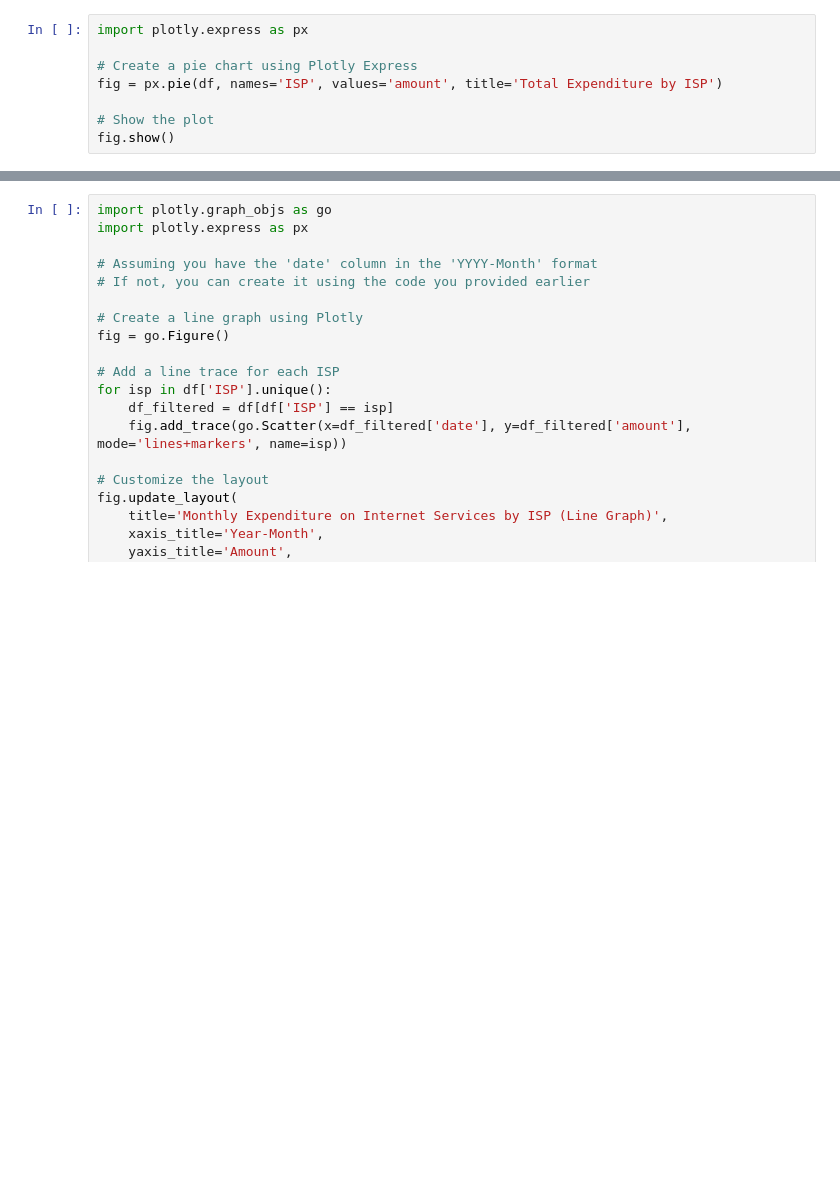
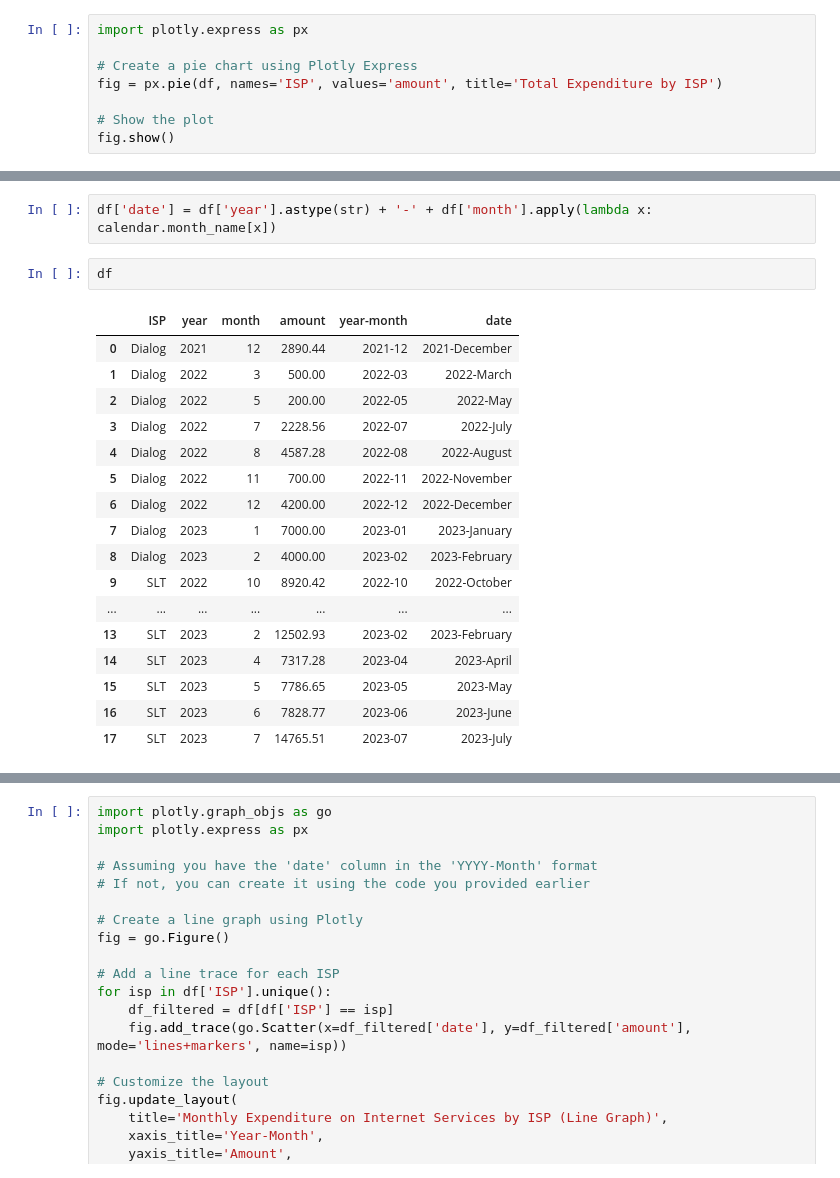
Before and after one commit to malshanCS/SmartBillAnalyzer, a Jupyter notebook: code/isp_visualization.ipynb, the cells around one changed output, grey strips where cells are left out. Saved outputs shown, nothing was run; the diff lists cells and outputs as text; blank space fills up the shorter version.

```diff
--- a/code/isp_visualization.ipynb
+++ b/code/isp_visualization.ipynb
@@ -135,3 +160,25 @@ fig.show()
+# %%
+df['date'] = df['year'].astype(str) + '-' + df['month'].apply(lambda x: calendar.month_name[x])
+# %%
+df
+# %% [output]
+|  | ISP | year | month | amount | year-month | date |
+| 0 | Dialog | 2021 | 12 | 2890.44 | 2021-12 | 2021-December |
+| 1 | Dialog | 2022 | 3 | 500.00 | 2022-03 | 2022-March |
+| 2 | Dialog | 2022 | 5 | 200.00 | 2022-05 | 2022-May |
+| 3 | Dialog | 2022 | 7 | 2228.56 | 2022-07 | 2022-July |
+| 4 | Dialog | 2022 | 8 | 4587.28 | 2022-08 | 2022-August |
+| 5 | Dialog | 2022 | 11 | 700.00 | 2022-11 | 2022-November |
+| 6 | Dialog | 2022 | 12 | 4200.00 | 2022-12 | 2022-December |
+| 7 | Dialog | 2023 | 1 | 7000.00 | 2023-01 | 2023-January |
+| 8 | Dialog | 2023 | 2 | 4000.00 | 2023-02 | 2023-February |
+| 9 | SLT | 2022 | 10 | 8920.42 | 2022-10 | 2022-October |
+| ... | ... | ... | ... | ... | ... | ... |
+| 13 | SLT | 2023 | 2 | 12502.93 | 2023-02 | 2023-February |
+| 14 | SLT | 2023 | 4 | 7317.28 | 2023-04 | 2023-April |
+| 15 | SLT | 2023 | 5 | 7786.65 | 2023-05 | 2023-May |
+| 16 | SLT | 2023 | 6 | 7828.77 | 2023-06 | 2023-June |
+| 17 | SLT | 2023 | 7 | 14765.51 | 2023-07 | 2023-July |
 # %%
 import calendar
 # Create a custom date column in the format 'YYYY-Month'
```
Also changed, not shown: parts of 9 cells of this notebook, 4 other files.
